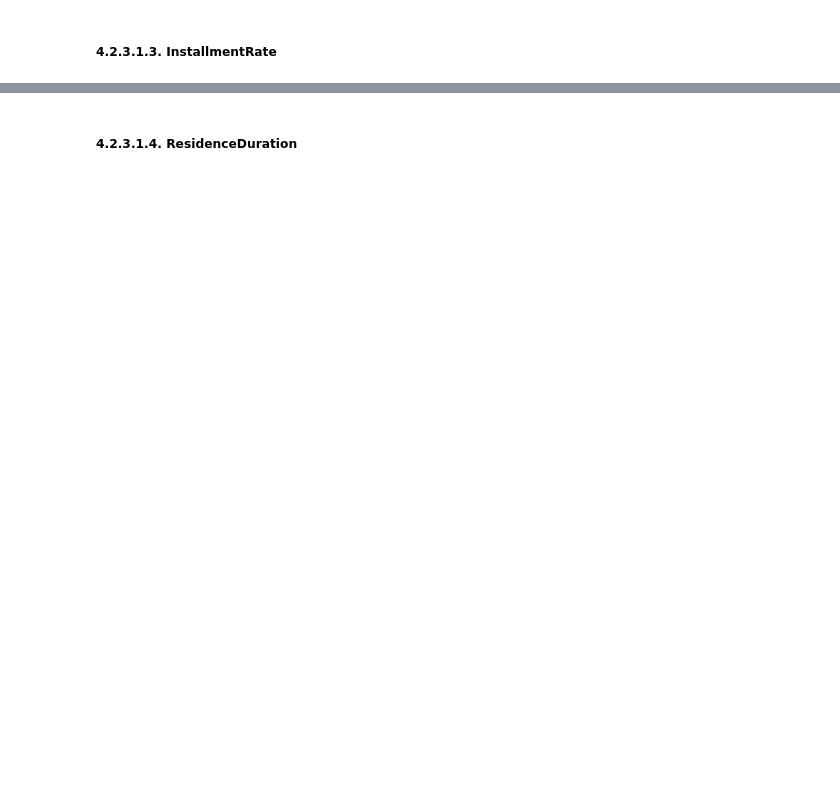
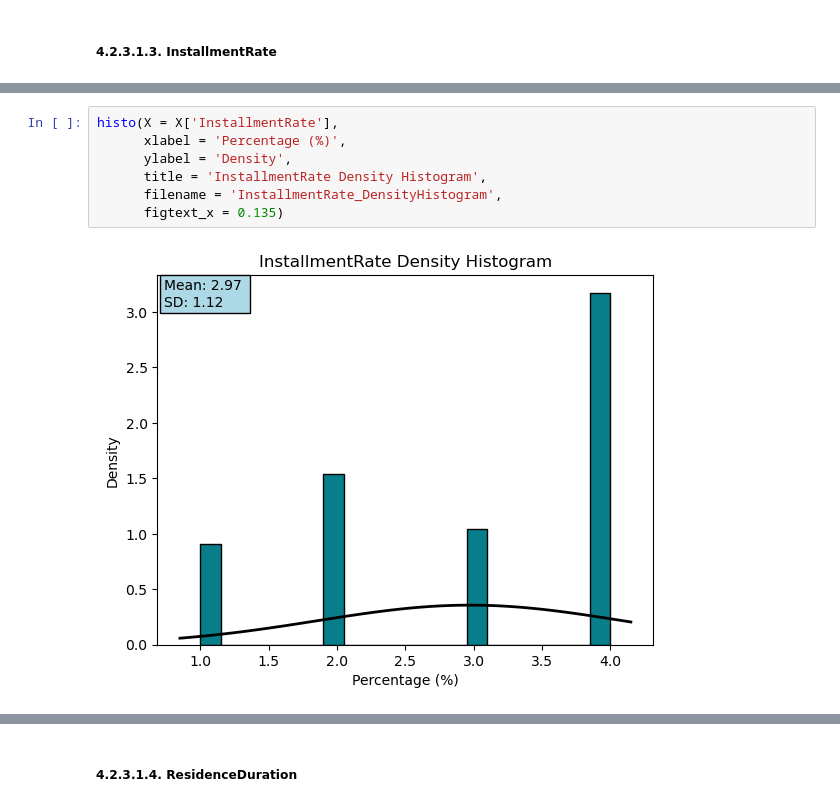
Before and after one commit to SMemic4/Credit-Risk-Classification, a Jupyter notebook: notebooks/credit_card_risk_classificaiton.ipynb, the cells around one changed output, grey strips where cells are left out. Drawn from its saved outputs; the diff is of its cells as text; blank space fills up the shorter version.

```diff
--- a/notebooks/credit_card_risk_classificaiton.ipynb
+++ b/notebooks/credit_card_risk_classificaiton.ipynb
@@ -459,0 +559,9 @@ print(matplotlib.__version__)
+# %%
+histo(X = X['InstallmentRate'],
+      xlabel = 'Percentage (%)',
+      ylabel = 'Density',
+      title = 'InstallmentRate Density Histogram',
+      filename = 'InstallmentRate_DensityHistogram',
+      figtext_x = 0.135)
+# %% [output]
+[figure, added]
```
Also changed, not shown: parts of 59 cells of this notebook, 26 other files.
